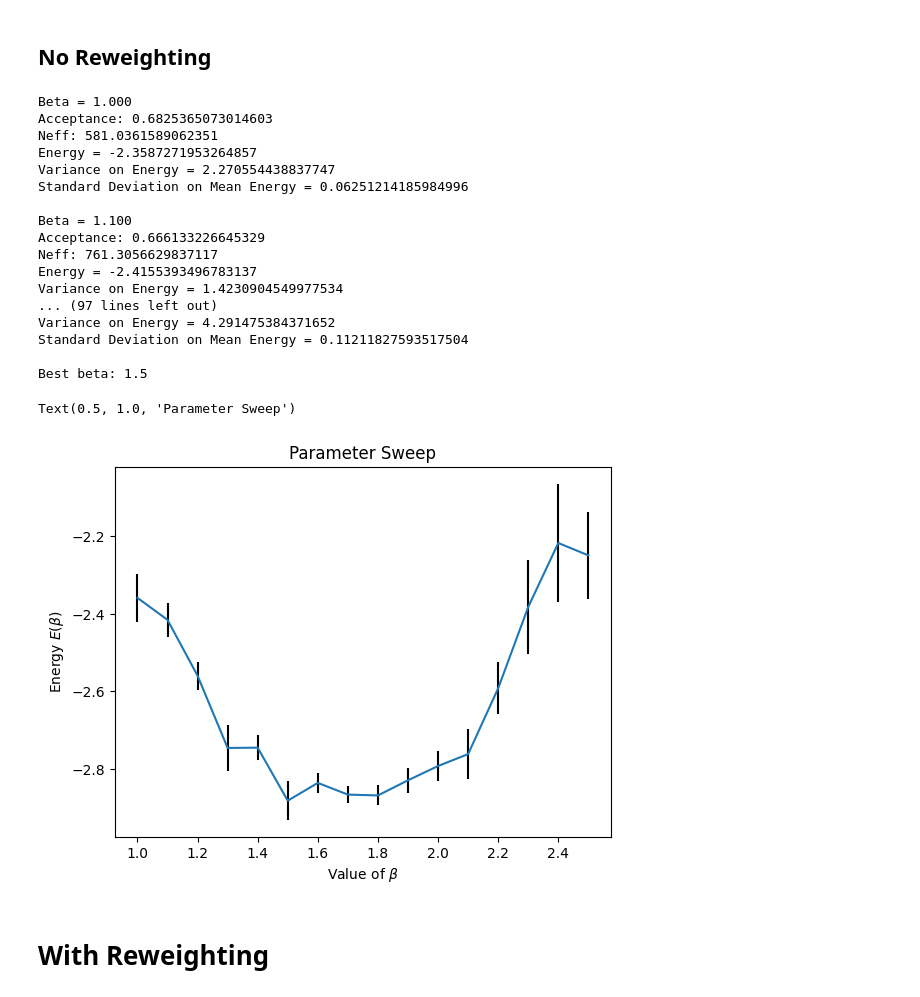
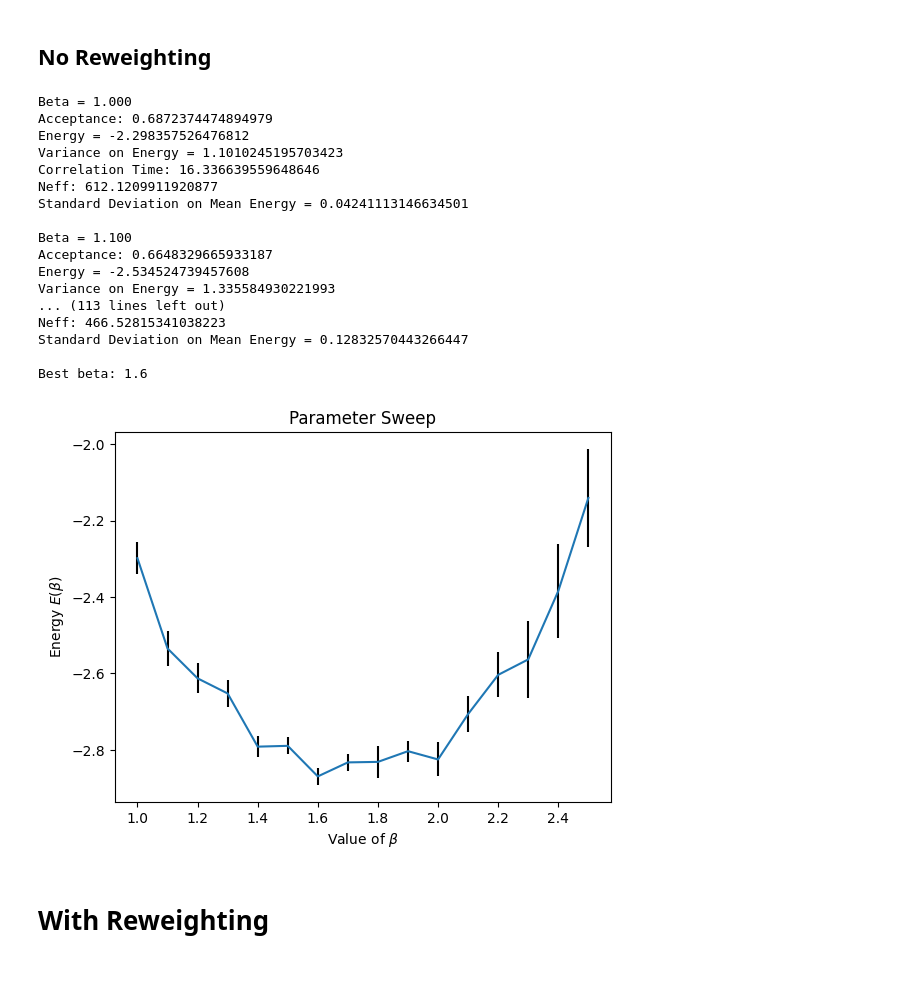
Before and after one commit to guilhermebaos/QUARMEN-Lessons, a Jupyter notebook: Computational-Solid-State/00-Exam-QMC/he.ipynb, the cells around one changed output. Drawn from its saved outputs; the diff is of its cells as text; code cells hidden in the pictures.

```diff
--- a/Computational-Solid-State/00-Exam-QMC/he.ipynb
+++ b/Computational-Solid-State/00-Exam-QMC/he.ipynb
@@ -96,28 +96,25 @@ def samplePos(M: int, beta: float, delta: float = 0.5) -> tuple[np.ndarray, np.n
     return (samples1, samples2, samplesd)
 # %%
 def sampleNeff(data: np.ndarray, k1: int = 0, icutoff: int = 200) -> int:
+    # Equilibriation
+    data = data[k1:]
+
     # Raw data
-    N = len(data)
-    k2 = N-1
-
-    # icutoff = int(k2 * icutoff)
-    Neq = k2 - k1 + 1
+    Neq = len(data)
 
     # Calculate Stats
     ave = np.mean(data)
     var = np.var(data, mean=ave, ddof=1)
 
     # Calculate autocorrelations and cutoff
-    autocorr = np.array([np.sum((data[k1: k2-i]-ave) * (data[k1 + i: k2]-ave)) / (Neq - i) for i in range(1, Neq)]) / (var)
-    autocorr = autocorr[:icutoff]
+    autocorr = np.array([np.mean((data[: Neq-i]-ave) * (data[i:]-ave)) for i in range(1, icutoff+1)]) / (var)
 
     # Calculate autocorrelation time (sum until we find some negative number)
     timecorr = 1 + 2 * np.sum(autocorr * (np.arange(len(autocorr)) < np.argmax(autocorr < 0)))
 
     Neff = Neq / timecorr
-    print(f"Neff: {Neff}")
 
-    return Neff
+    return ave, var, timecorr, Neff
 # %% [markdown]
 ## No Reweighting
 # %%
@@ -127,53 +124,62 @@ discard = 0
 delta = 1.0
 
 # Sweep Variational Parameter
 betaMin = 1
 betaMax = 2.5
 
 Ebeta = []
 Estd = []
 Evar = []
 bbRange = np.linspace(betaMin, betaMax, 16)
 for betaStart in bbRange:
     print(f"Beta = {betaStart:.3f}")
     Rs1, Rs2, Rsd = samplePos(sampleM, betaStart, delta)
     Rs1, Rs2, Rsd = Rs1[discard:], Rs2[discard:], Rsd[discard:]
-    El = -betaStart**2 + betaStart * (1/Rs1 + 1/Rs2) - (2/Rs1 + 2/Rs2) + 1/Rsd
-    Neff = sampleNeff(El)
+    Ekin = -betaStart**2 + betaStart * (1/Rs1 + 1/Rs2)
+    Epot = - (2/Rs1 + 2/Rs2) + 1/Rsd
+    El = Ekin + Epot
+    ave, var, timecorr, Neff = sampleNeff(El)
 
-    Evar += [np.var(El)]
-    Estd += [np.std(El) / np.sqrt(Neff)]
-    Ebeta += [np.average(El)]
+    with open(f"./Outputs/he-out-beta={betaStart:.2f}.txt", "w") as file:
+        for i in range(len(El)):
+            file.write(f"{El[i]}\t{Ekin[i]}\t{Epot[i]}\n")
+
+    Evar += [var]
+    Estd += [np.sqrt(var) / np.sqrt(Neff)]
+    Ebeta += [ave]
     print(f"Energy = {Ebeta[-1]}")
     print(f"Variance on Energy = {Evar[-1]}")
+    print(f"Correlation Time: {timecorr}")
+    print(f"Neff: {Neff}")
     print(f"Standard Deviation on Mean Energy = {Estd[-1]}")
     print("")
 
 print(f"Best beta: {bbRange[Ebeta.index(np.min(Ebeta))]}")
 plt.errorbar(bbRange, Ebeta, yerr=Estd, ecolor="black")
 plt.xlabel("Value of $\\beta$")
 plt.ylabel("Energy $E(\\beta)$")
 plt.title("Parameter Sweep")
+
+plt.savefig(f"./Plots/he-out-sweep.png")
 # %% [output]
 Beta = 1.000
-Acceptance: 0.6825365073014603
-Neff: 581.0361589062351
-Energy = -2.3587271953264857
-Variance on Energy = 2.270554438837747
-Standard Deviation on Mean Energy = 0.06251214185984996
+Acceptance: 0.6872374474894979
+Energy = -2.298357526476812
+Variance on Energy = 1.1010245195703423
+Correlation Time: 16.336639559648646
+Neff: 612.1209911920877
+Standard Deviation on Mean Energy = 0.04241113146634501
 
 Beta = 1.100
-Acceptance: 0.666133226645329
-Neff: 761.3056629837117
-Energy = -2.4155393496783137
-Variance on Energy = 1.4230904549977534
-... (97 lines left out)
-Variance on Energy = 4.291475384371652
-Standard Deviation on Mean Energy = 0.11211827593517504
+Acceptance: 0.6648329665933187
+Energy = -2.534524739457608
+Variance on Energy = 1.335584930221993
+... (113 lines left out)
+Neff: 466.52815341038223
+Standard Deviation on Mean Energy = 0.12832570443266447
 
-Best beta: 1.5
+Best beta: 1.6
-Text(0.5, 1.0, 'Parameter Sweep')
-[figure, old version]
+[figure, new version]
 # %% [markdown]
 # With Reweighting
 # %%
```
Also changed, not shown: parts of 1 cell of this notebook, 44 other files.
